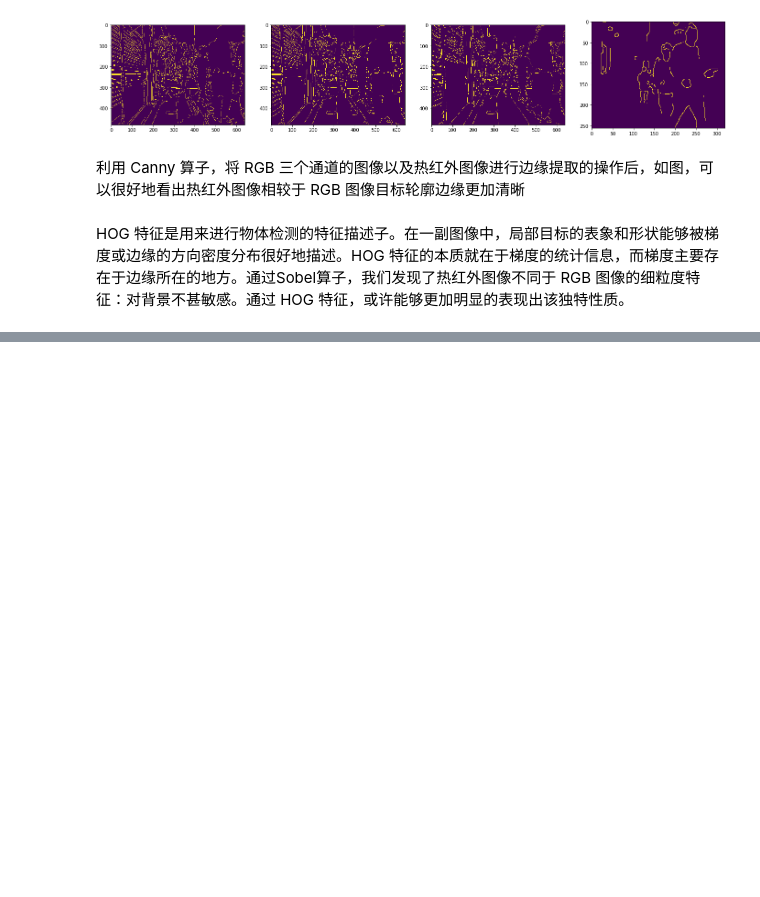
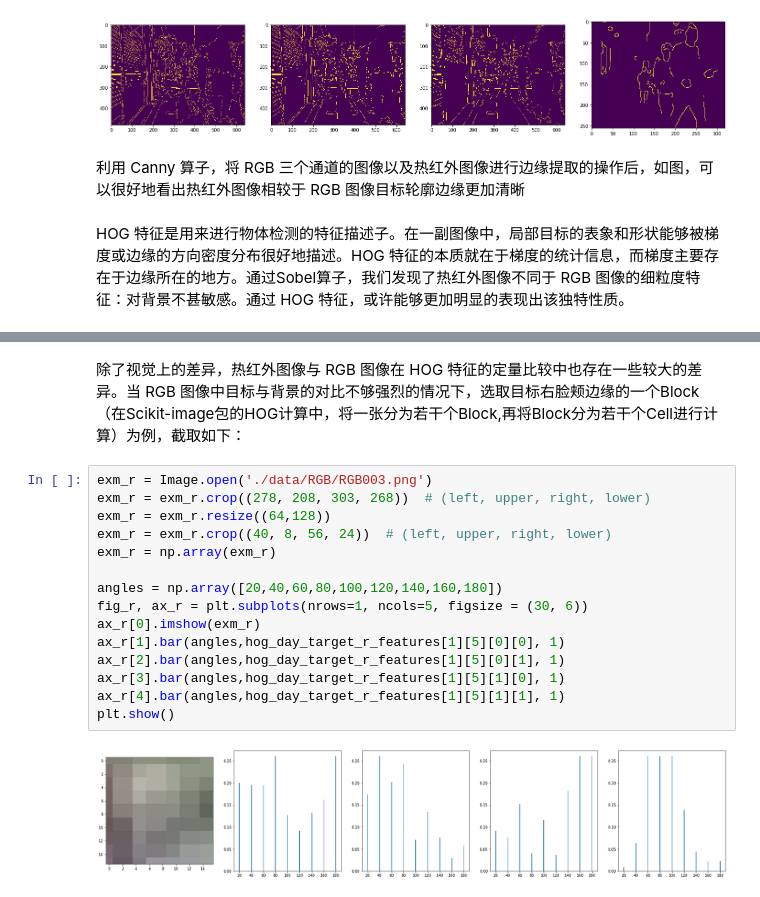
Before and after one commit to HanlynnKe/TIR-Tracking, a Jupyter notebook: FFB-TIR-tracking-1.ipynb, the cells around one changed output, grey strips where cells are left out. Cells and saved outputs as stored; diff of their text form; blank space fills up the shorter version.

```diff
--- a/FFB-TIR-tracking-1.ipynb
+++ b/FFB-TIR-tracking-1.ipynb
@@ -185,0 +255,19 @@ plt.show()
+# %% [markdown]
+除了视觉上的差异，热红外图像与 RGB 图像在 HOG 特征的定量比较中也存在一些较大的差异。当 RGB 图像中目标与背景的对比不够强烈的情况下，选取目标右脸颊边缘的一个Block（在Scikit-image包的HOG计算中，将一张分为若干个Block,再将Block分为若干个Cell进行计算）为例，截取如下：
+# %%
+exm_r = Image.open('./data/RGB/RGB003.png')
+exm_r = exm_r.crop((278, 208, 303, 268))  # (left, upper, right, lower)
+exm_r = exm_r.resize((64,128))
+exm_r = exm_r.crop((40, 8, 56, 24))  # (left, upper, right, lower)
+exm_r = np.array(exm_r)
+
+angles = np.array([20,40,60,80,100,120,140,160,180])
+fig_r, ax_r = plt.subplots(nrows=1, ncols=5, figsize = (30, 6))
+ax_r[0].imshow(exm_r)
+ax_r[1].bar(angles,hog_day_target_r_features[1][5][0][0], 1)
+ax_r[2].bar(angles,hog_day_target_r_features[1][5][0][1], 1)
+ax_r[3].bar(angles,hog_day_target_r_features[1][5][1][0], 1)
+ax_r[4].bar(angles,hog_day_target_r_features[1][5][1][1], 1)
+plt.show()
+# %% [output]
+[figure, added]
```
Also changed, not shown: parts of 15 cells of this notebook.
